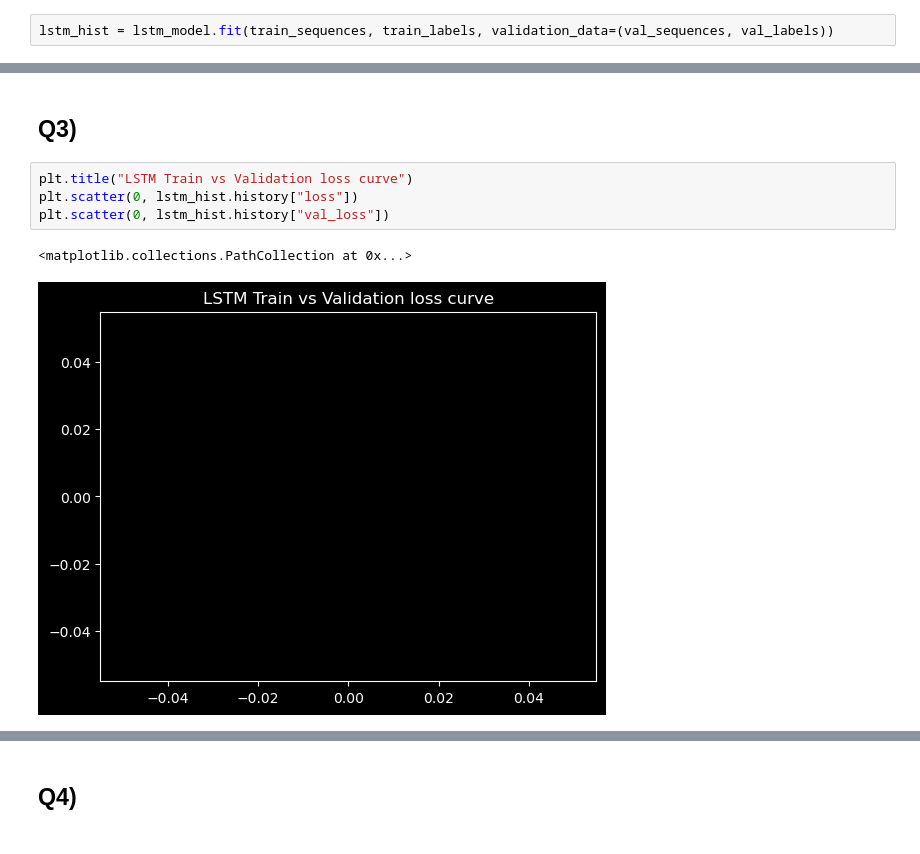
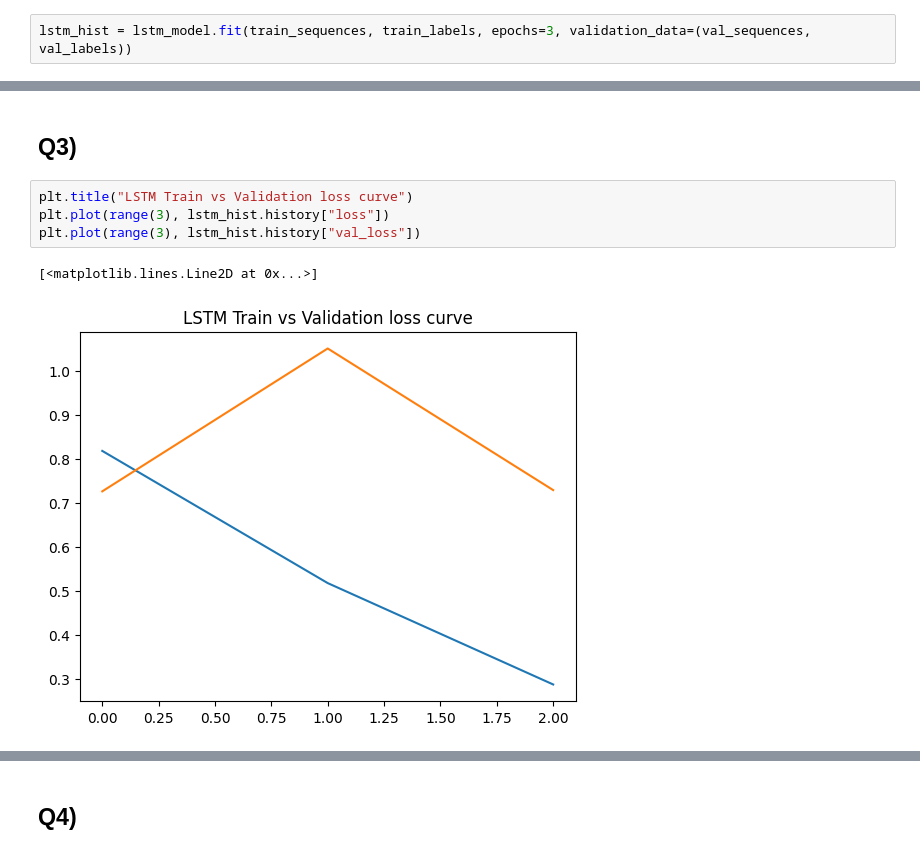
Before and after one commit to dhzdhd/DSE, a Jupyter notebook: Year 3/Semester 5/DL lab/Week 6/W6.ipynb, the cells around one changed output, grey strips where cells are left out. Saved outputs shown, nothing was run; the diff lists cells and outputs as text.

```diff
--- a/Year 3/Semester 5/DL lab/Week 6/W6.ipynb
+++ b/Year 3/Semester 5/DL lab/Week 6/W6.ipynb
@@ -250,3 +292,3 @@ _________________________________________________________________
 # %%
-lstm_hist = lstm_model.fit(train_sequences, train_labels, validation_data=(val_sequences, val_labels))
+lstm_hist = lstm_model.fit(train_sequences, train_labels, epochs=3, validation_data=(val_sequences, val_labels))
 # %% [output]
@@ -328,10 +514,10 @@ bid_hist = bid_model.fit(train_sequences, train_labels, validation_data=(val_seq
 ## Q3)
 # %%
 plt.title("LSTM Train vs Validation loss curve")
-plt.scatter(0, lstm_hist.history["loss"])
-plt.scatter(0, lstm_hist.history["val_loss"])
+plt.plot(range(3), lstm_hist.history["loss"])
+plt.plot(range(3), lstm_hist.history["val_loss"])
 # %% [output]
-<matplotlib.collections.PathCollection at 0x...>
+[<matplotlib.lines.Line2D at 0x...>]
-[figure, old version]
+[figure, new version]
 # %%
 plt.title("GRU Train vs Validation loss curve")
```
Also changed, not shown: parts of 17 cells of this notebook, 5 other files.
